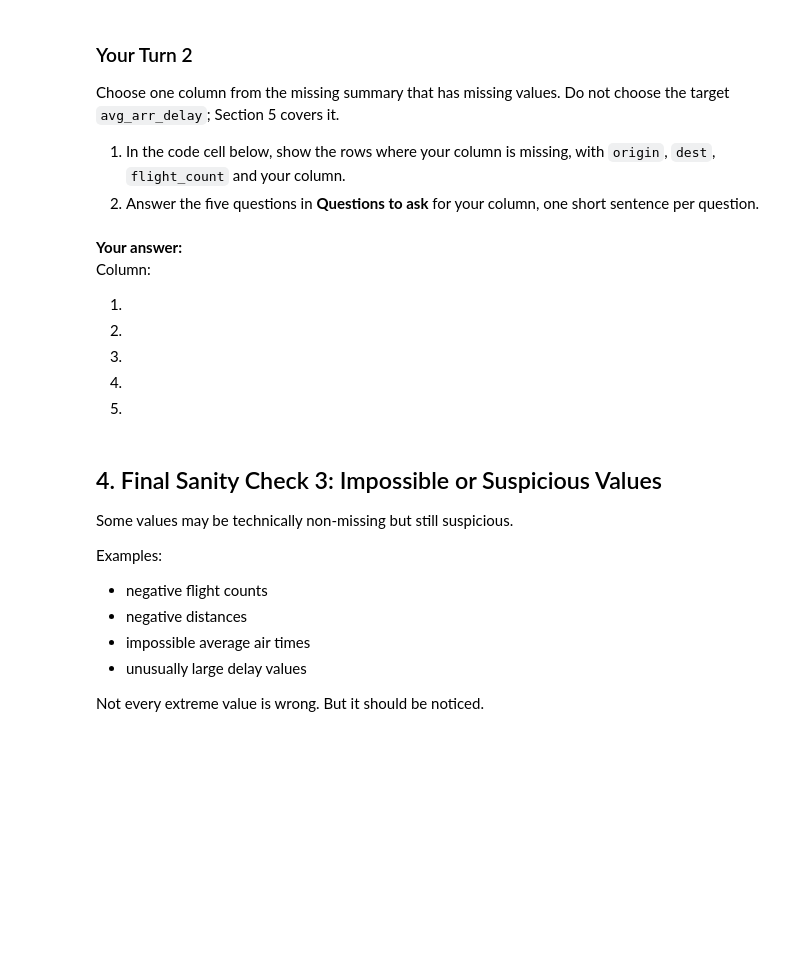
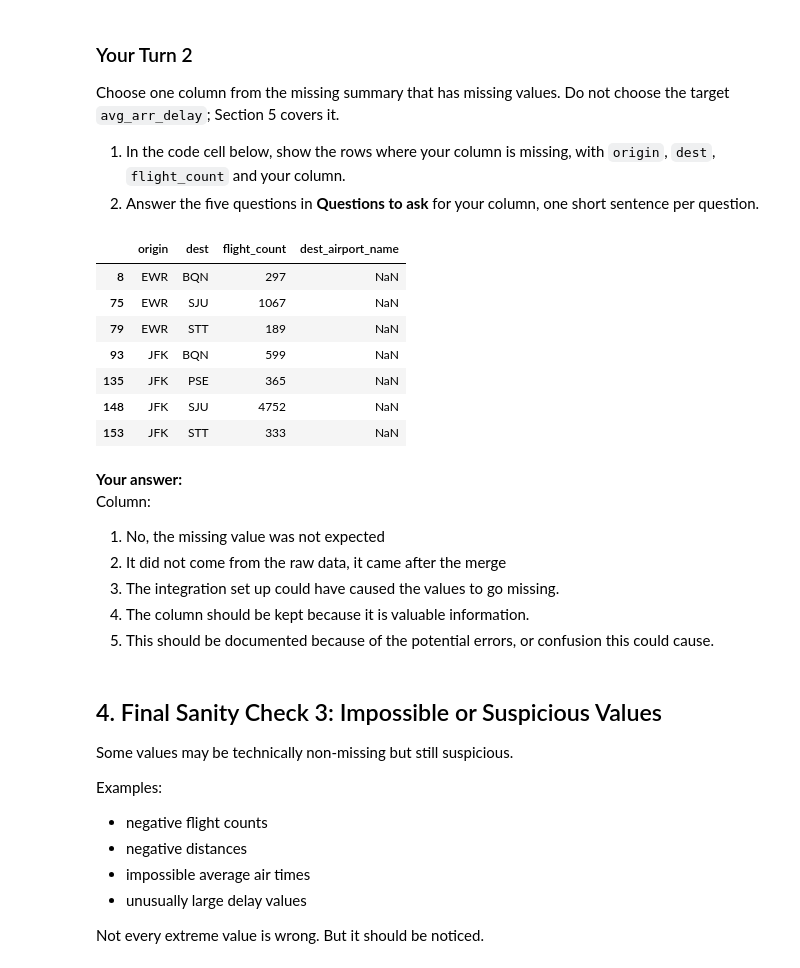
Before and after one commit to Microdrig1/BAN6003week11-ABT-documentation-, a Jupyter notebook: notebooks/module11_abt_documentation_guided_lab.ipynb, the cells around one changed output. Cells and saved outputs as stored; diff of their text form; code cells hidden in the pictures; blank space fills up the shorter version.

```diff
--- a/notebooks/module11_abt_documentation_guided_lab.ipynb
+++ b/notebooks/module11_abt_documentation_guided_lab.ipynb
@@ -191,16 +254,29 @@ Choose one column from the missing summary that has missing values. Do not choos
 # %%
 # Your Turn 2
 # Replace your_column with the column you chose, then show its missing rows.
 # Hint: route_abt[route_abt["your_column"].isna()][["origin", "dest", "flight_count", "your_column"]]
+
+route_abt["dest_airport_name"].isna().sum()
+
+route_abt[route_abt["dest_airport_name"].isna()][["origin", "dest", "flight_count", "dest_airport_name"]]
+# %% [output]
+|  | origin | dest | flight_count | dest_airport_name |
+| 8 | EWR | BQN | 297 | NaN |
+| 75 | EWR | SJU | 1067 | NaN |
+| 79 | EWR | STT | 189 | NaN |
+| 93 | JFK | BQN | 599 | NaN |
+| 135 | JFK | PSE | 365 | NaN |
+| 148 | JFK | SJU | 4752 | NaN |
+| 153 | JFK | STT | 333 | NaN |
 # %% [markdown]
 **Your answer:**
 Column:
 
-1.
-2.
-3.
-4.
-5.
+1. No, the missing value was not expected
+2. It did not come from the raw data, it came after the merge
+3. The integration set up could have caused the values to go missing.
+4. The column should be kept because it is valuable information.
+5. This should be documented because of the potential errors, or confusion this could cause.
 # %% [markdown]
 ## 4. Final Sanity Check 3: Impossible or Suspicious Values
 
```
Also changed, not shown: parts of 31 cells of this notebook.
